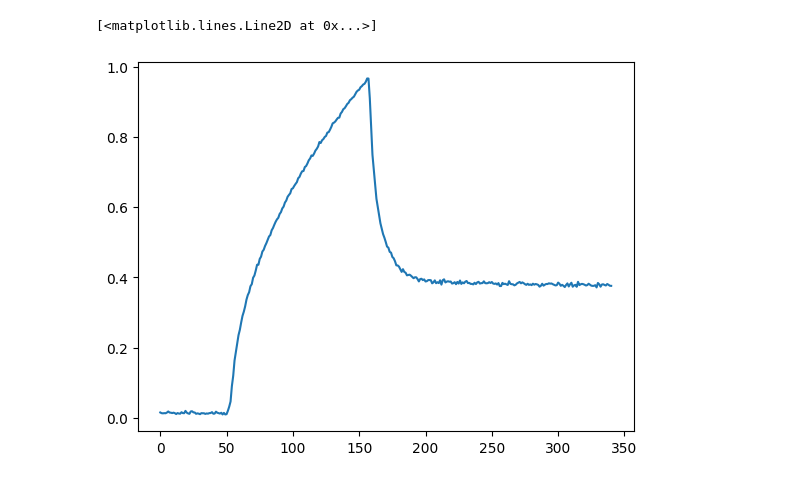
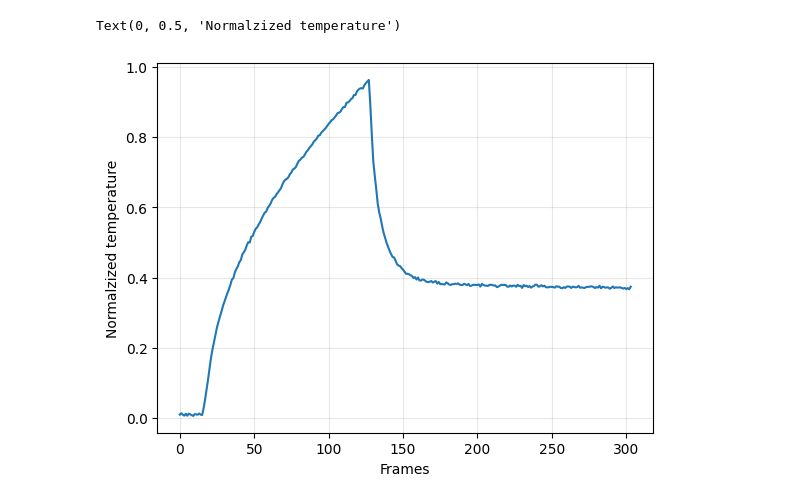
Before and after one commit to konrad-jaworski/attention_unet, a Jupyter notebook: Model_investigation.ipynb, the cells around one changed output. Drawn from its saved outputs; the diff is of its cells as text; code cells hidden in the pictures.

```diff
--- a/Model_investigation.ipynb
+++ b/Model_investigation.ipynb
@@ -13,7 +12,7 @@ sample=np.load('/mnt/43e5e0ce-4877-4cb7-9293-17b386c78736/attention_unet/data/On
 x=sample['data']
 y=sample['mask']
 
-x=torch.from_numpy(x).to(torch.float64)
+x=torch.from_numpy(x).to(torch.float32)
 y=torch.from_numpy(y).to(torch.uint8)
 
 x=x.unsqueeze(0)
@@ -32,7 +31,7 @@ transforms=[
 ]
 # %%
 modification=Compose3D(transforms=transforms)
-x,y=modification(x,y)
+x_mod,y_mod=modification(x,y)
 # %%
 plt.figure(figsize=(12,5))
 plt.subplot(1,2,1)
@@ -45,5 +44,8 @@ plt.imshow(y[0,:,:])
 # %%
-plt.plot(x[0,:,130,130])
+plt.plot(x_mod[0,:,250,250],label='Modified sample')
+plt.grid(alpha=0.3)
+plt.xlabel('Frames')
+plt.ylabel('Normalzized temperature')
 # %% [output]
-[<matplotlib.lines.Line2D at 0x...>]
+Text(0, 0.5, 'Normalzized temperature')
-[figure, old version]
+[figure, new version]
```
Also changed, not shown: parts of 23 cells of this notebook, 10 other files.
